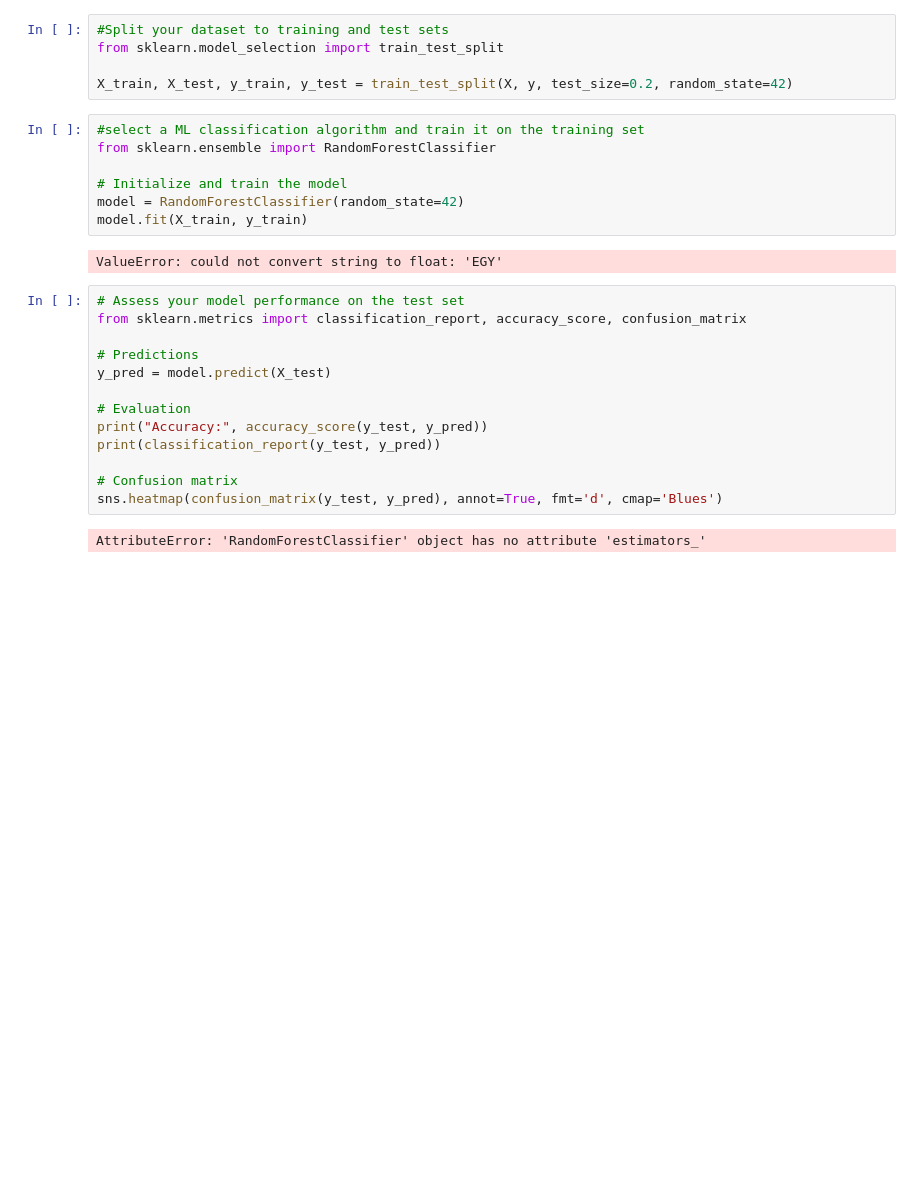
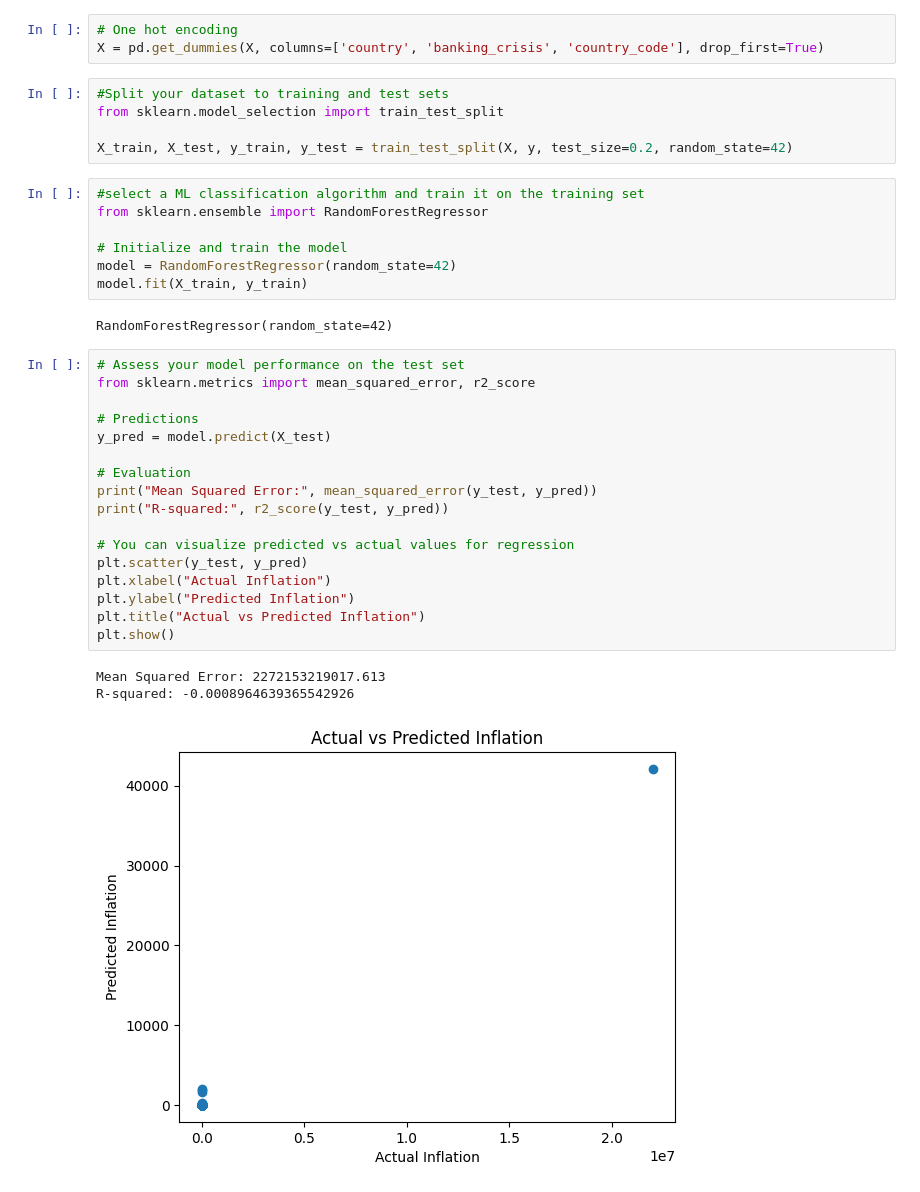
Before and after one commit to Muthon1/DataScience, a Jupyter notebook: Supervised_Learning_Classification_Checkpoint.ipynb, the cells around one changed output. Saved outputs shown, nothing was run; the diff lists cells and outputs as text; blank space fills up the shorter version.

```diff
--- a/Supervised_Learning_Classification_Checkpoint.ipynb
+++ b/Supervised_Learning_Classification_Checkpoint.ipynb
@@ -154,6 +146,9 @@ y = df['inflation_annual_cpi']
 
 # Features
 X = df.drop('inflation_annual_cpi', axis=1)
+# %%
+# One hot encoding
+X = pd.get_dummies(X, columns=['country', 'banking_crisis', 'country_code'], drop_first=True)
 # %%
 #Split your dataset to training and test sets
 from sklearn.model_selection import train_test_split
@@ -161,25 +156,31 @@ from sklearn.model_selection import train_test_split
 X_train, X_test, y_train, y_test = train_test_split(X, y, test_size=0.2, random_state=42)
 # %%
 #select a ML classification algorithm and train it on the training set
-from sklearn.ensemble import RandomForestClassifier
+from sklearn.ensemble import RandomForestRegressor
 
 # Initialize and train the model
-model = RandomForestClassifier(random_state=42)
+model = RandomForestRegressor(random_state=42)
 model.fit(X_train, y_train)
 # %% [output]
-ValueError: could not convert string to float: 'EGY'
+RandomForestRegressor(random_state=42)
 # %%
 # Assess your model performance on the test set
-from sklearn.metrics import classification_report, accuracy_score, confusion_matrix
+from sklearn.metrics import mean_squared_error, r2_score
 
 # Predictions
 y_pred = model.predict(X_test)
 
 # Evaluation
-print("Accuracy:", accuracy_score(y_test, y_pred))
-print(classification_report(y_test, y_pred))
+print("Mean Squared Error:", mean_squared_error(y_test, y_pred))
+print("R-squared:", r2_score(y_test, y_pred))
 
-# Confusion matrix
-sns.heatmap(confusion_matrix(y_test, y_pred), annot=True, fmt='d', cmap='Blues')
+# You can visualize predicted vs actual values for regression
+plt.scatter(y_test, y_pred)
+plt.xlabel("Actual Inflation")
+plt.ylabel("Predicted Inflation")
+plt.title("Actual vs Predicted Inflation")
+plt.show()
 # %% [output]
-AttributeError: 'RandomForestClassifier' object has no attribute 'estimators_'
+Mean Squared Error: 2272153219017.613
+R-squared: -0.0008964639365542926
+[figure, added]
```
Also changed, not shown: parts of 5 cells of this notebook.
